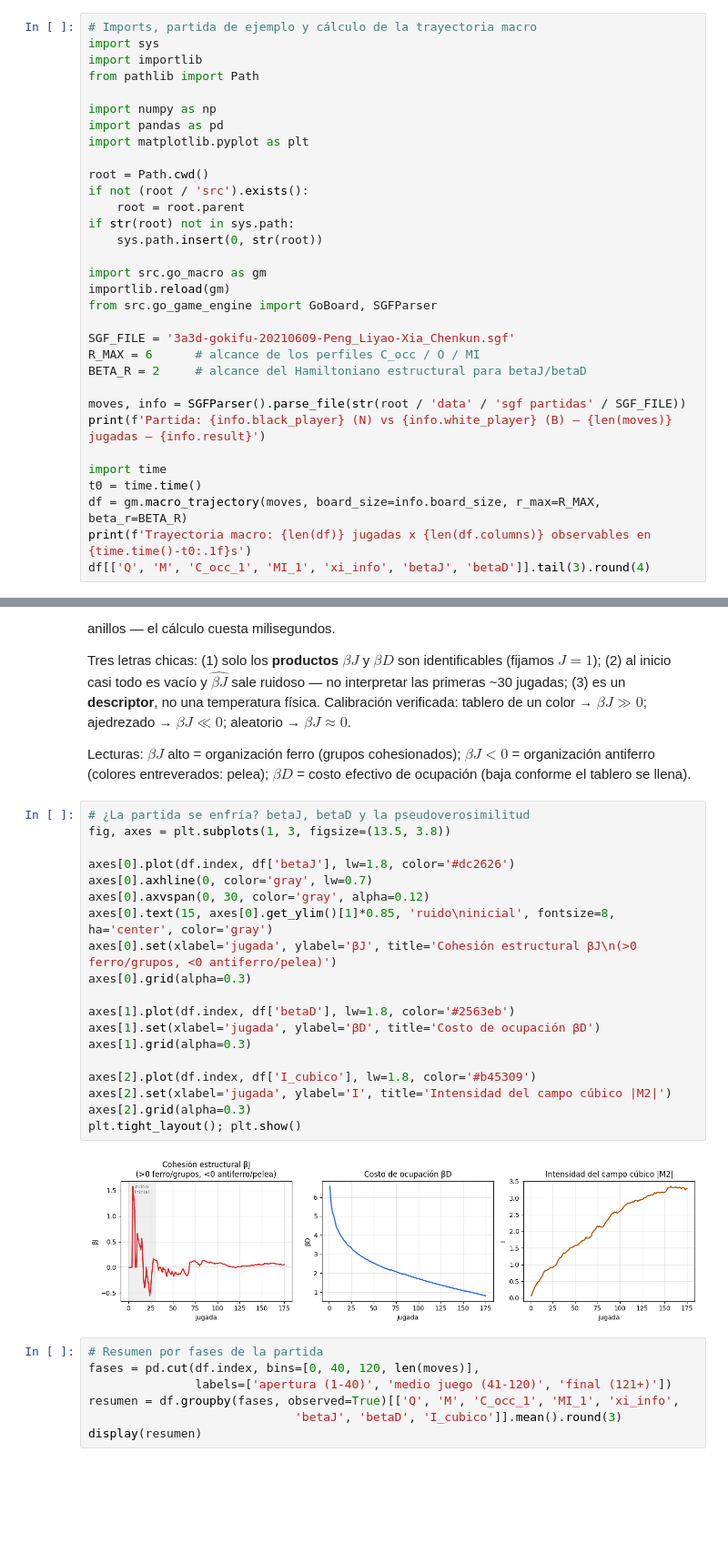
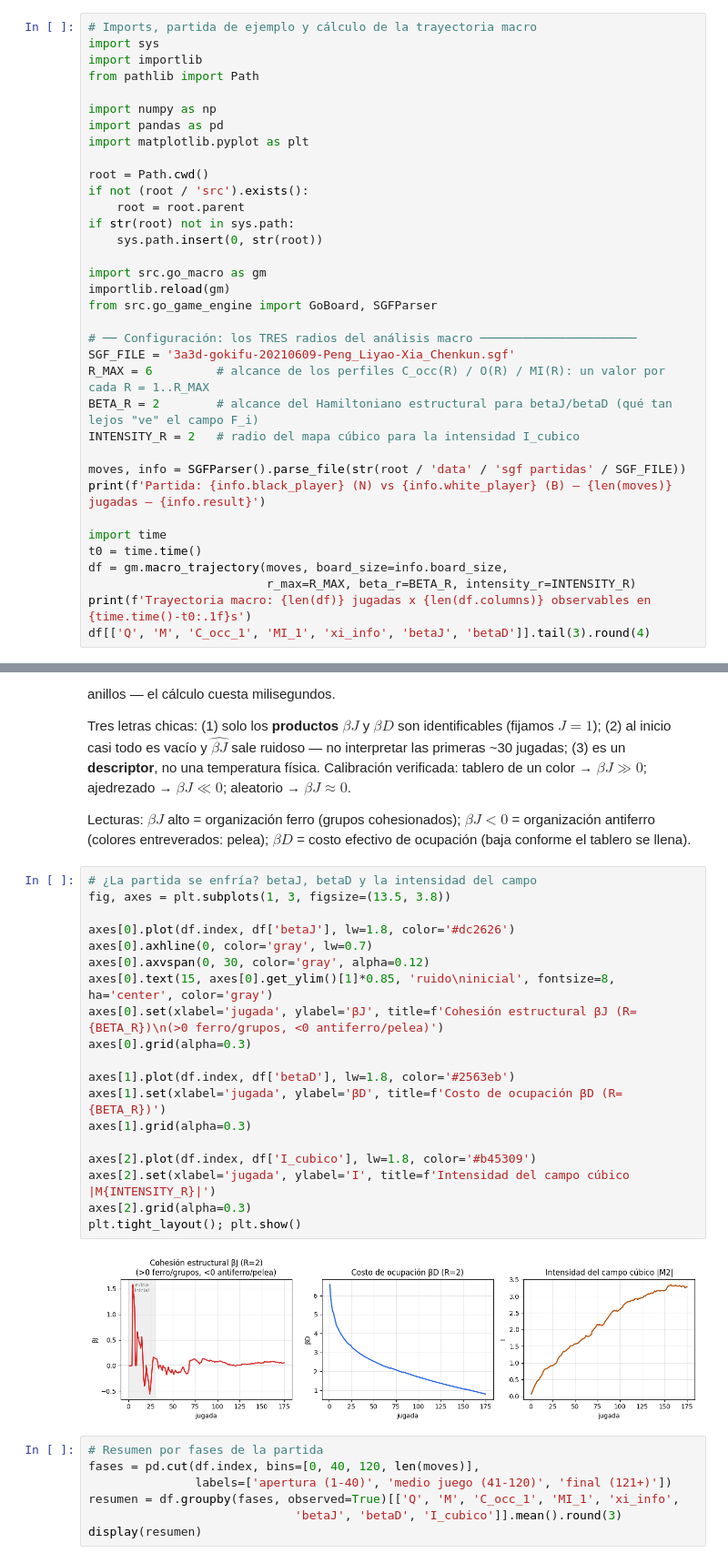
Before and after one commit to ometitlan/Project-Quantum-Go, a Jupyter notebook: notebooks/go_macro_estado.ipynb, the cells around one changed output, grey strips where cells are left out. Shown at 91% size. Saved outputs shown, nothing was run; the diff lists cells and outputs as text; blank space fills up the shorter version.

Commit message:
Cuaderno macro: exponer los tres radios (R_MAX, BETA_R, INTENSITY_R) en la configuración
Co-Authored-By: Claude Fable 5 <noreply@anthropic.com>

```diff
--- a/notebooks/go_macro_estado.ipynb
+++ b/notebooks/go_macro_estado.ipynb
@@ -34,16 +34,19 @@ import src.go_macro as gm
 importlib.reload(gm)
 from src.go_game_engine import GoBoard, SGFParser
 
+# ── Configuración: los TRES radios del análisis macro ──────────────────────
 SGF_FILE = '3a3d-gokifu-20210609-Peng_Liyao-Xia_Chenkun.sgf'
-R_MAX = 6      # alcance de los perfiles C_occ / O / MI
-BETA_R = 2     # alcance del Hamiltoniano estructural para betaJ/betaD
+R_MAX = 6         # alcance de los perfiles C_occ(R) / O(R) / MI(R): un valor por cada R = 1..R_MAX
+BETA_R = 2        # alcance del Hamiltoniano estructural para betaJ/betaD (qué tan lejos "ve" el campo F_i)
+INTENSITY_R = 2   # radio del mapa cúbico para la intensidad I_cubico
 
 moves, info = SGFParser().parse_file(str(root / 'data' / 'sgf partidas' / SGF_FILE))
 print(f'Partida: {info.black_player} (N) vs {info.white_player} (B) — {len(moves)} jugadas — {info.result}')
 
 import time
 t0 = time.time()
-df = gm.macro_trajectory(moves, board_size=info.board_size, r_max=R_MAX, beta_r=BETA_R)
+df = gm.macro_trajectory(moves, board_size=info.board_size,
+                         r_max=R_MAX, beta_r=BETA_R, intensity_r=INTENSITY_R)
 print(f'Trayectoria macro: {len(df)} jugadas x {len(df.columns)} observables en {time.time()-t0:.1f}s')
 df[['Q', 'M', 'C_occ_1', 'MI_1', 'xi_info', 'betaJ', 'betaD']].tail(3).round(4)
 # %% [output]
@@ -173,26 +176,26 @@ Tres letras chicas: (1) solo los **productos** $\beta J$ y $\beta D$ son identif
 
 Lecturas: $\beta J$ alto = organización ferro (grupos cohesionados); $\beta J < 0$ = organización antiferro (colores entreverados: pelea); $\beta D$ = costo efectivo de ocupación (baja conforme el tablero se llena).
 # %%
-# ¿La partida se enfría? betaJ, betaD y la pseudoverosimilitud
+# ¿La partida se enfría? betaJ, betaD y la intensidad del campo
 fig, axes = plt.subplots(1, 3, figsize=(13.5, 3.8))
 
 axes[0].plot(df.index, df['betaJ'], lw=1.8, color='#dc2626')
 axes[0].axhline(0, color='gray', lw=0.7)
 axes[0].axvspan(0, 30, color='gray', alpha=0.12)
 axes[0].text(15, axes[0].get_ylim()[1]*0.85, 'ruido\ninicial', fontsize=8, ha='center', color='gray')
-axes[0].set(xlabel='jugada', ylabel='βJ', title='Cohesión estructural βJ\n(>0 ferro/grupos, <0 antiferro/pelea)')
+axes[0].set(xlabel='jugada', ylabel='βJ', title=f'Cohesión estructural βJ (R={BETA_R})\n(>0 ferro/grupos, <0 antiferro/pelea)')
 axes[0].grid(alpha=0.3)
 
 axes[1].plot(df.index, df['betaD'], lw=1.8, color='#2563eb')
-axes[1].set(xlabel='jugada', ylabel='βD', title='Costo de ocupación βD')
+axes[1].set(xlabel='jugada', ylabel='βD', title=f'Costo de ocupación βD (R={BETA_R})')
 axes[1].grid(alpha=0.3)
 
 axes[2].plot(df.index, df['I_cubico'], lw=1.8, color='#b45309')
-axes[2].set(xlabel='jugada', ylabel='I', title='Intensidad del campo cúbico |M2|')
+axes[2].set(xlabel='jugada', ylabel='I', title=f'Intensidad del campo cúbico |M{INTENSITY_R}|')
 axes[2].grid(alpha=0.3)
 plt.tight_layout(); plt.show()
 # %% [output]
-[figure, old version]
+[figure, new version]
 # %%
 # Resumen por fases de la partida
 fases = pd.cut(df.index, bins=[0, 40, 120, len(moves)],
```
